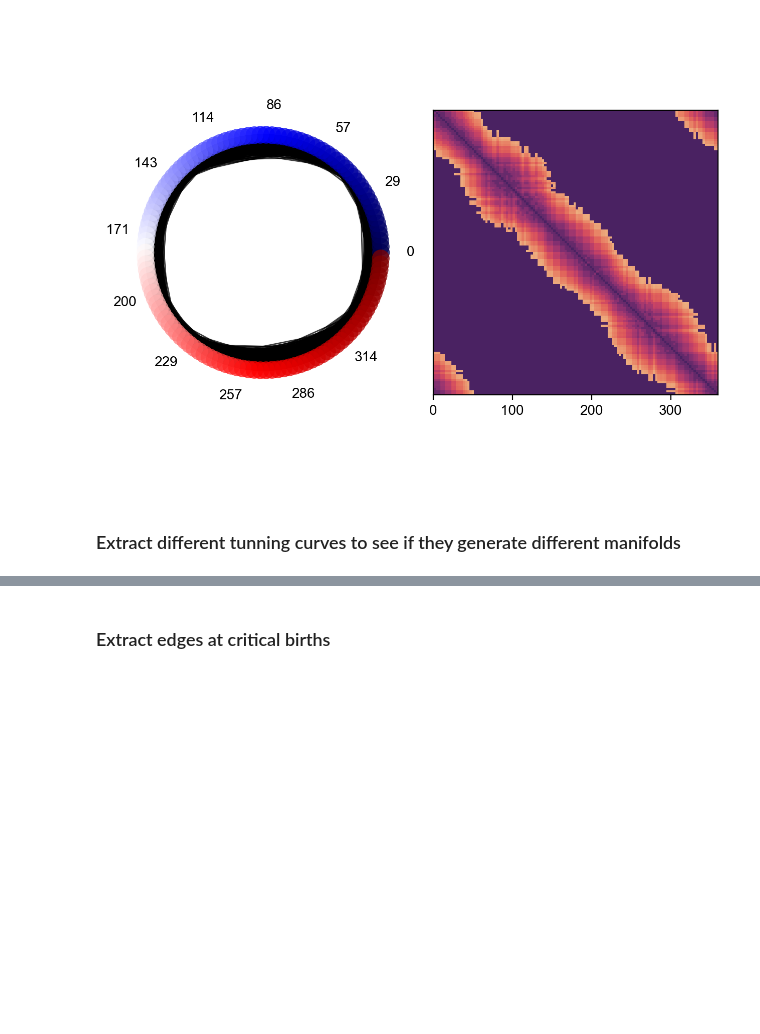
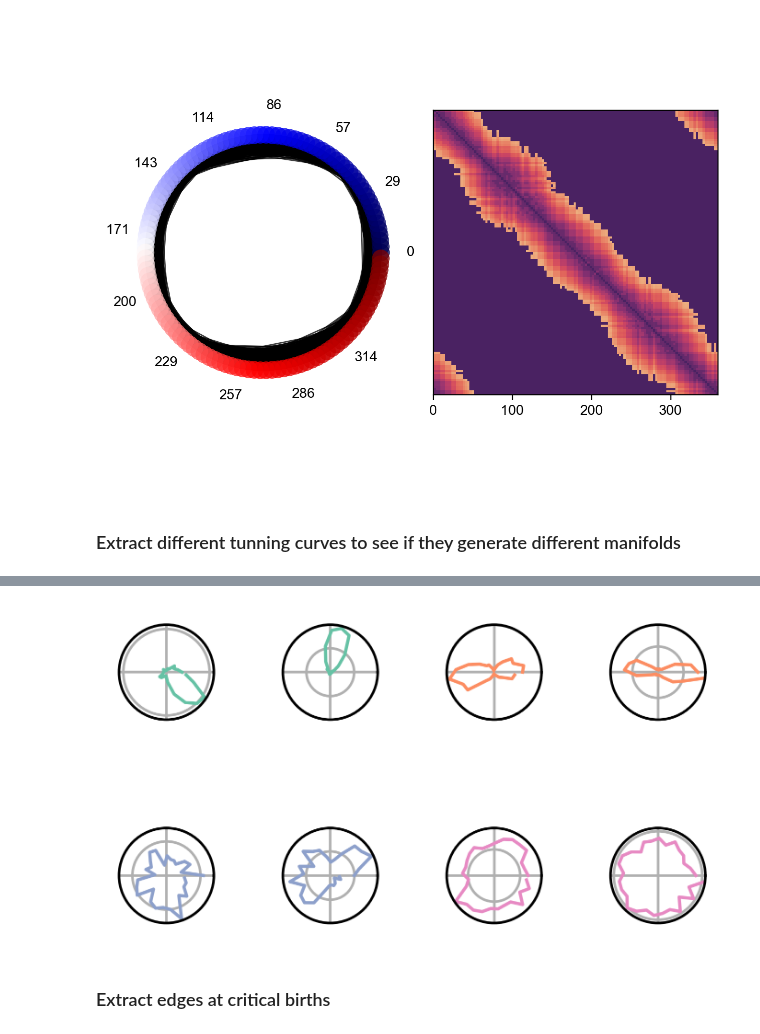
Before and after one commit to KBeshkov/NeuralHomology, a Jupyter notebook: examples/One_dataset_example.ipynb, the cells around one changed output, grey strips where cells are left out. Drawn from its saved outputs; the diff is of its cells as text; code cells hidden in the pictures; blank space fills up the shorter version.

```diff
--- a/examples/One_dataset_example.ipynb
+++ b/examples/One_dataset_example.ipynb
@@ -270,21 +269,23 @@ plt.grid('on')
 # %%
 cluster_responses = []
-[cluster_responses.append(avg_responses[:,neuron_clusters[i]]) for i in range(n_clusters)]
+[cluster_responses.append(avg_responses_lowres[:,neuron_clusters[i]]) for i in range(n_clusters)]
 #[cluster_responses.append(avg_responses[:,neuron_clusters[i]][:,np.argsort(np.argmax(avg_responses[:,neuron_clusters[i]],0))][:int(stim_res/2)+1]) for i in range(n_clusters)]
 
 
 #plot some random tunning curves from the two populations
 fig = plt.figure(dpi=500,figsize=(8*cm,6*cm))
 nplots = 2
 for n in range(n_clusters):
     for i in range(nplots):
         ax = fig.add_subplot(nplots,n_clusters,i+1+n*nplots,projection='polar')
-        plt.polar(stim_bins[:-1],cluster_responses[n][:,np.random.randint(len(neuron_clusters[n].T))],color=cust_cmap2.colors[n],linewidth=1)
+        plt.polar(stim_bins_lowres[:-1],cluster_responses[n][:,np.random.randint(len(neuron_clusters[n].T))],color=cust_cmap2.colors[n],linewidth=1)
         plt.xticks([0,np.pi/2,np.pi,(3/2)*np.pi])
         ax.set_yticklabels([])
         ax.set_xticklabels([])
 plt.tight_layout()
-#fig.savefig('/Users/constb/Figures/NeuralHomology/polar_plots.png',transparent=True,dpi=500, bbox_inches='tight')
+fig.savefig('/Users/constb/Figures/NeuralHomology/polar_plots.png',transparent=True,dpi=500, bbox_inches='tight')
+# %% [output]
+[figure, added]
 # %%
 metric_used = geodesic_knn(k=4,adaptive=True).fit#pairwise_distances#geodesic#
 dmult=0.25
```
Also changed, not shown: parts of 7 cells of this notebook, 3 other files.
